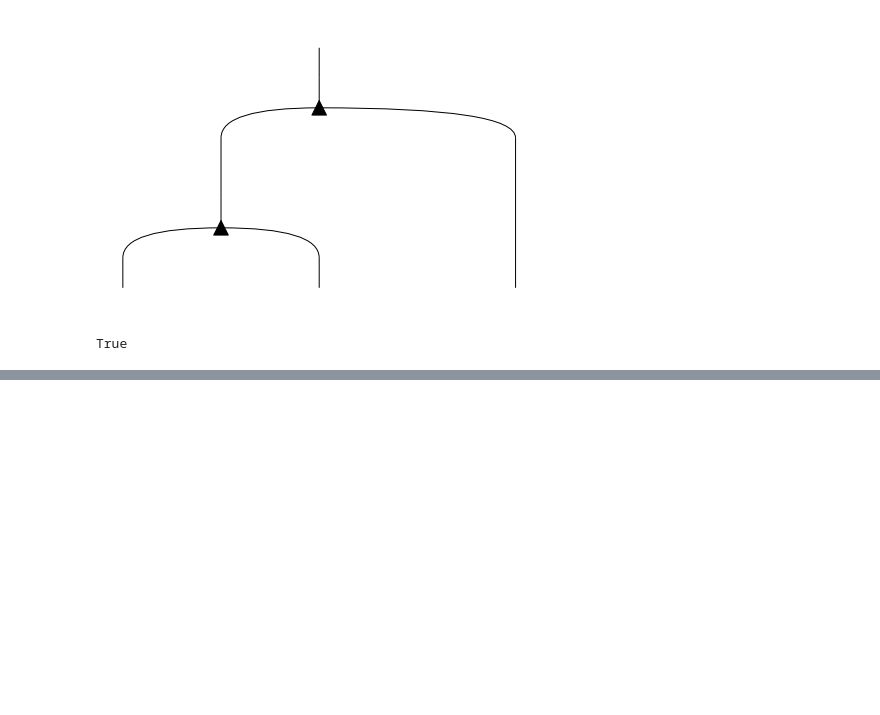
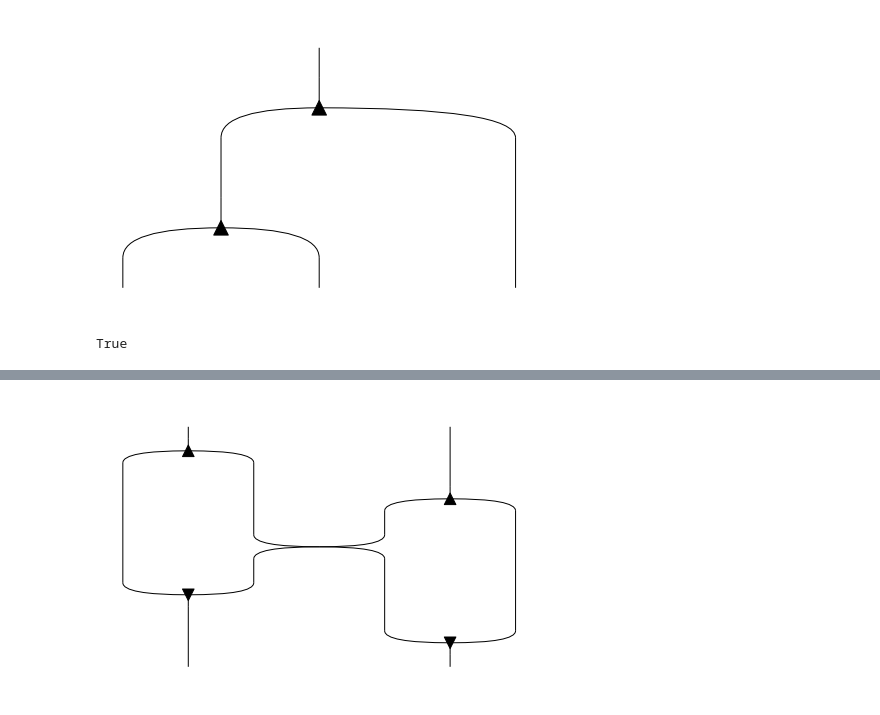
Before and after one commit to edwinagnew/zxw-diagrams, a Jupyter notebook: disco_w.ipynb, the cells around one changed output, grey strips where cells are left out. Drawn from its saved outputs; the diff is of its cells as text; code cells hidden in the pictures; blank space fills up the shorter version.

```diff
--- a/disco_w.ipynb
+++ b/disco_w.ipynb
@@ -80,0 +88,5 @@ True
+# %%
+a2 = W(2) @ W(2) >> Id(1) @ Swap @ Id(1) >> W(2).T() @ W(2).T()
+a2.draw()
+# %% [output]
+[figure, added]
```
Also changed, not shown: parts of 18 cells of this notebook, 2 other files.
